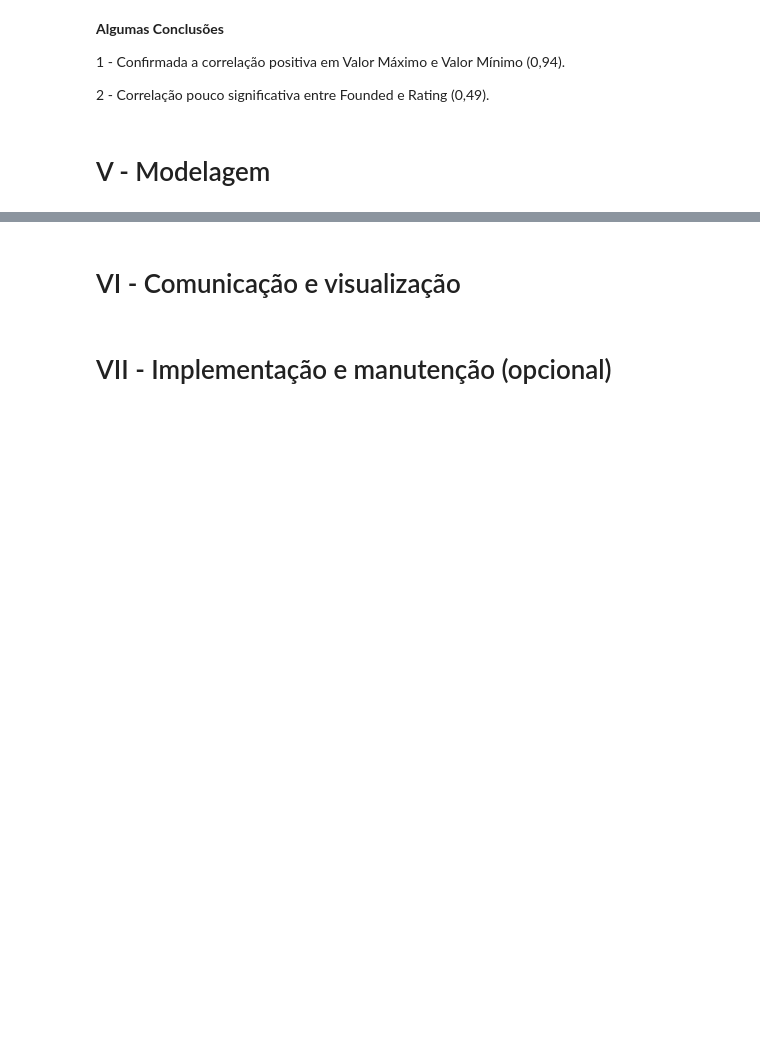
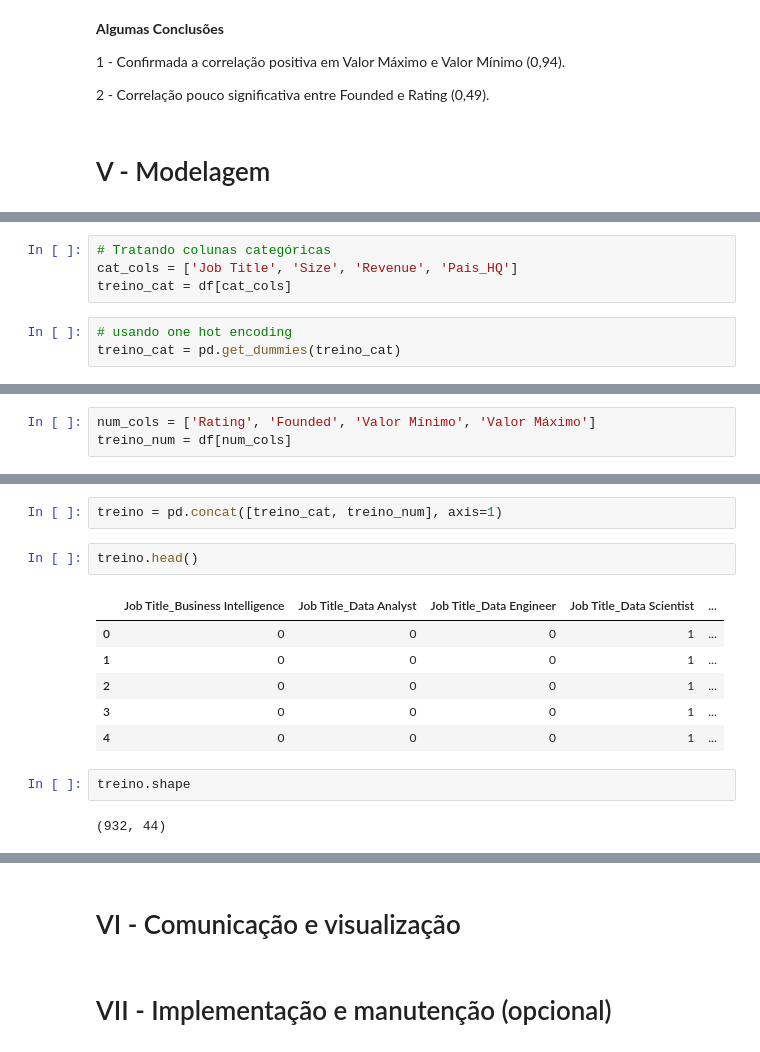
Before and after one commit to JoaoDaross/ProjetoFinalAwari, a Jupyter notebook: ProjetoFinalAwari.ipynb, the cells around one changed output, grey strips where cells are left out. Cells and saved outputs as stored; diff of their text form; blank space fills up the shorter version.

```diff
--- a/ProjetoFinalAwari.ipynb
+++ b/ProjetoFinalAwari.ipynb
@@ -578,0 +603,7 @@ Text(0.5, 1.0, 'Correlação das Variáveis')
+# %%
+# Tratando colunas categóricas
+cat_cols = ['Job Title', 'Size', 'Revenue', 'Pais_HQ']
+treino_cat = df[cat_cols]
+# %%
+# usando one hot encoding
+treino_cat = pd.get_dummies(treino_cat)
@@ -578,0 +630,3 @@ Text(0.5, 1.0, 'Correlação das Variáveis')
+# %%
+num_cols = ['Rating', 'Founded', 'Valor Mínimo', 'Valor Máximo']
+treino_num = df[num_cols]
@@ -578,0 +647,15 @@ Text(0.5, 1.0, 'Correlação das Variáveis')
+# %%
+treino = pd.concat([treino_cat, treino_num], axis=1)
+# %%
+treino.head()
+# %% [output]
+|  | Job Title_Business Intelligence | Job Title_Data Analyst | Job Title_Data Engineer | Job Title_Data Scientist | ... |
+| 0 | 0 | 0 | 0 | 1 | ... |
+| 1 | 0 | 0 | 0 | 1 | ... |
+| 2 | 0 | 0 | 0 | 1 | ... |
+| 3 | 0 | 0 | 0 | 1 | ... |
+| 4 | 0 | 0 | 0 | 1 | ... |
+# %%
+treino.shape
+# %% [output]
+(932, 44)
```
Also changed, not shown: parts of 18 cells of this notebook.
